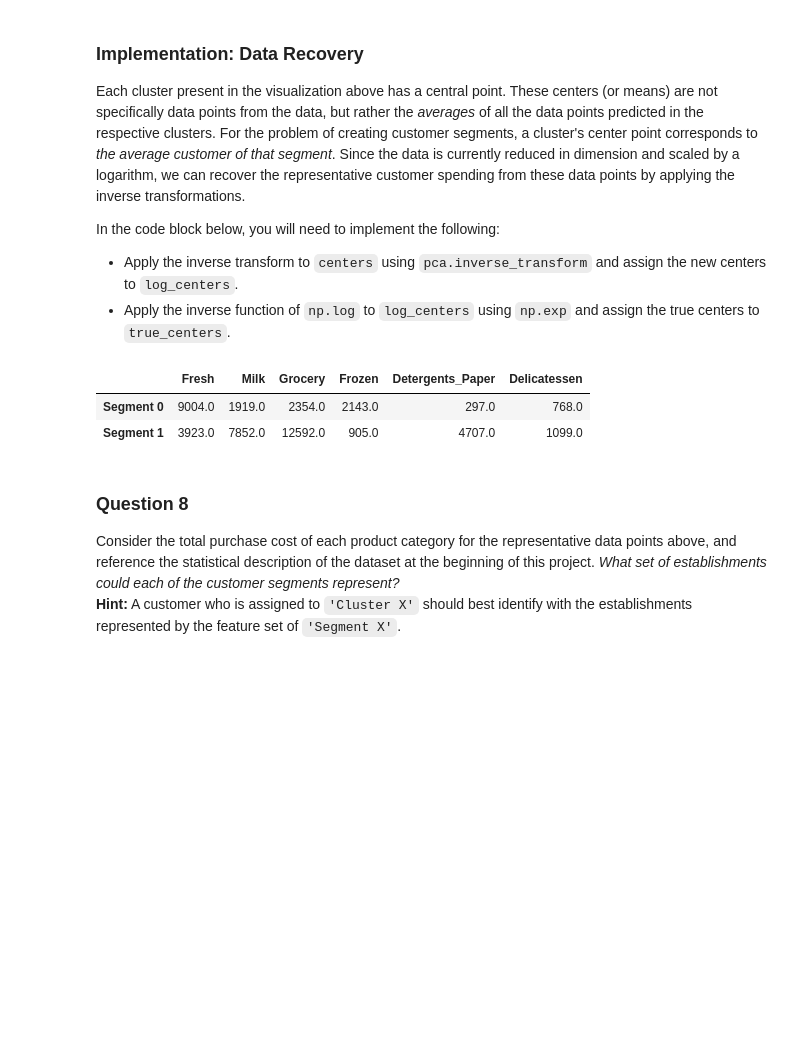
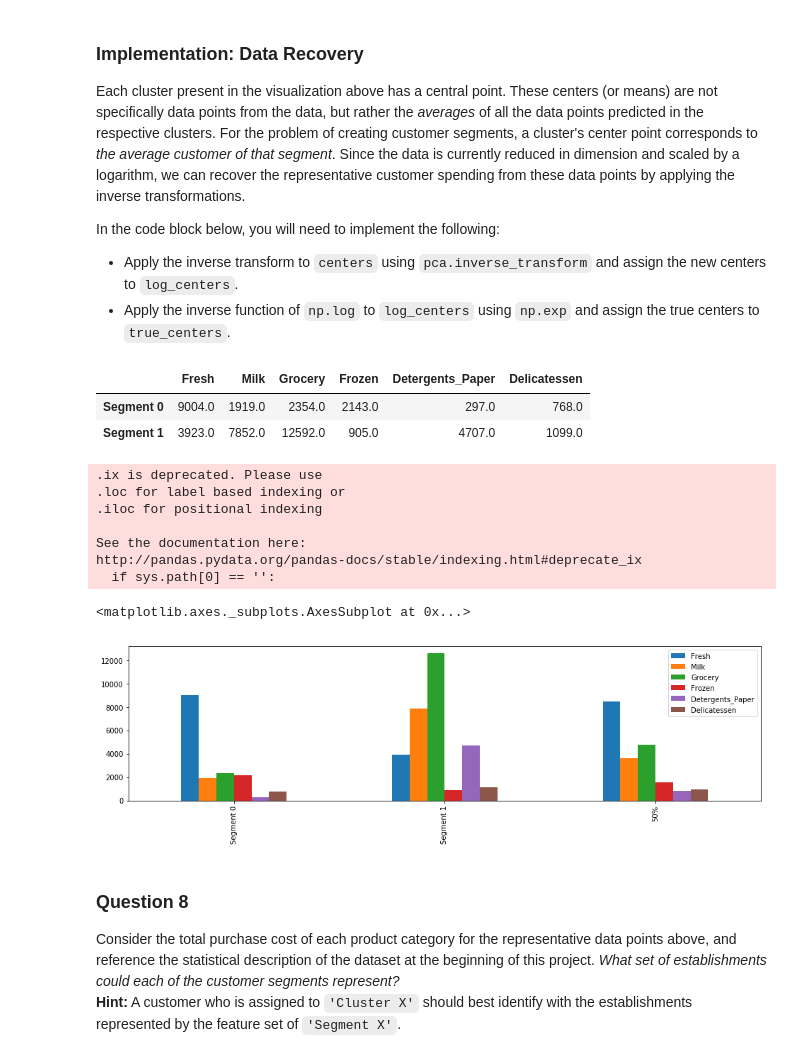
Before and after one commit to jtuckerdunn/mlnd-p3-customer-segments-tucker, a Jupyter notebook: customer_segments.ipynb, the cells around one changed output. Drawn from its saved outputs; the diff is of its cells as text; code cells hidden in the pictures; blank space fills up the shorter version.

```diff
--- a/customer_segments.ipynb
+++ b/customer_segments.ipynb
@@ -196,10 +206,9 @@ for feature in log_data.keys():
     display(log_data[~((log_data[feature] >= Q1 - step) & (log_data[feature] <= Q3 + step))])
 
 # OPTIONAL: Select the indices for data points you wish to remove
-outliers  = log_data[~((log_data[feature] >= Q1 - step) & (log_data[feature] <= Q3 + step))].index.get_values()
+
 
 # Remove the outliers, if any were specified
-good_data = log_data.drop(log_data.index[outliers]).reset_index(drop = True)
 # %% [output]
 Data points considered outliers for the feature 'Fresh':
 |  | Fresh | Milk | Grocery | Frozen | Detergents_Paper | Delicatessen |
@@ -427,19 +436,30 @@ In the code block below, you will need to implement the following:
 # %%
 # TODO: Inverse transform the centers
 log_centers = pca.inverse_transform(centers)
 
 # TODO: Exponentiate the centers
 true_centers = np.exp(log_centers)
 
 # Display the true centers
 segments = ['Segment {}'.format(i) for i in range(0,len(centers))]
 true_centers = pd.DataFrame(np.round(true_centers), columns = data.keys())
 true_centers.index = segments
 display(true_centers)
+true_centers = true_centers.append(data.describe().ix['50%'])
+true_centers.plot(kind = 'bar', figsize = (16, 4))
 # %% [output]
 |  | Fresh | Milk | Grocery | Frozen | Detergents_Paper | Delicatessen |
 | Segment 0 | 9004.0 | 1919.0 | 2354.0 | 2143.0 | 297.0 | 768.0 |
 | Segment 1 | 3923.0 | 7852.0 | 12592.0 | 905.0 | 4707.0 | 1099.0 |
+.ix is deprecated. Please use
+.loc for label based indexing or
+.iloc for positional indexing
+
+See the documentation here:
+http://pandas.pydata.org/pandas-docs/stable/indexing.html#deprecate_ix
+  if sys.path[0] == '':
+<matplotlib.axes._subplots.AxesSubplot at 0x...>
+[figure, added]
 # %% [markdown]
 ### Question 8
 Consider the total purchase cost of each product category for the representative data points above, and reference the statistical description of the dataset at the beginning of this project. *What set of establishments could each of the customer segments represent?*
```
Also changed, not shown: parts of 10 cells of this notebook, 1 other file.
